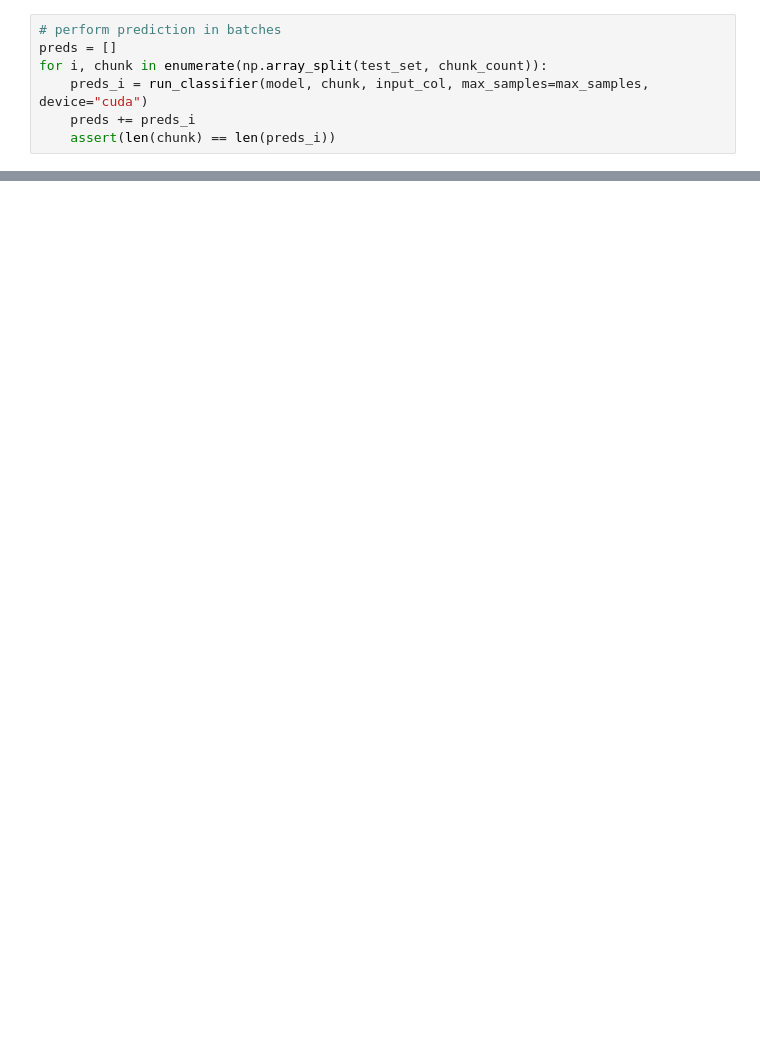
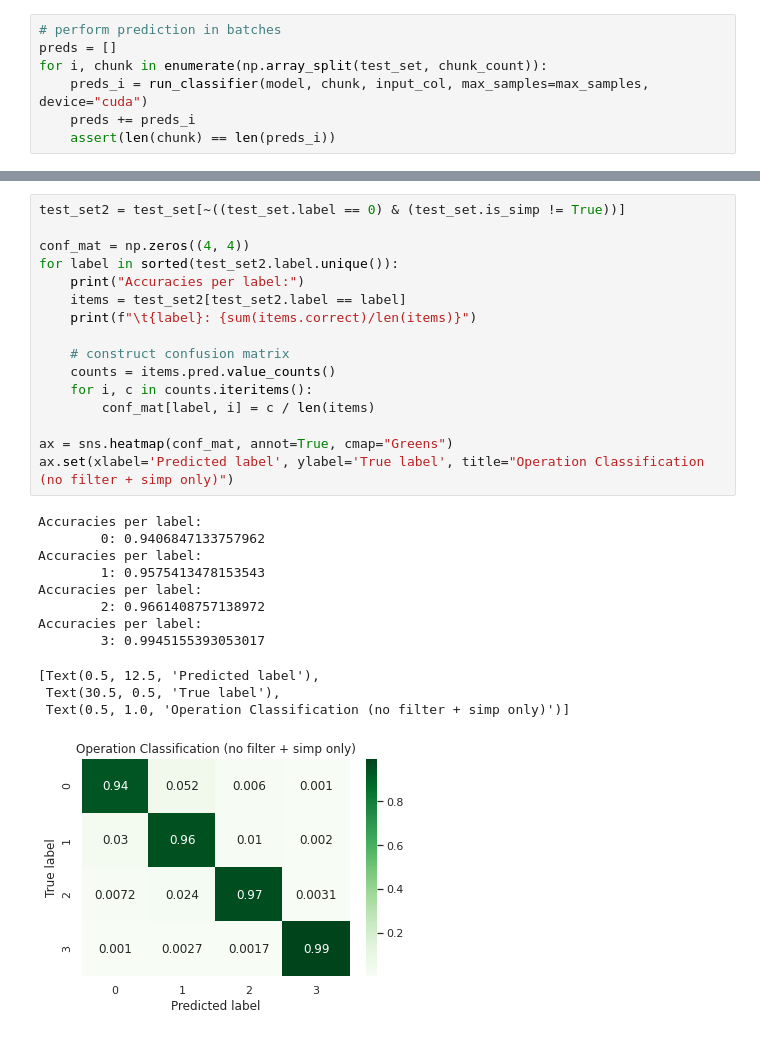
Before and after one commit to liamcripwell/control_simp, a Jupyter notebook: notebooks/test_classifier.ipynb, the cells around one changed output, grey strips where cells are left out. Drawn from its saved outputs; the diff is of its cells as text; blank space fills up the shorter version.

```diff
--- a/notebooks/test_classifier.ipynb
+++ b/notebooks/test_classifier.ipynb
@@ -90,0 +101,29 @@ ax.set(xlabel='Predicted label', ylabel='True label', title="Operation Classific
+# %%
+test_set2 = test_set[~((test_set.label == 0) & (test_set.is_simp != True))]
+
+conf_mat = np.zeros((4, 4))
+for label in sorted(test_set2.label.unique()):
+    print("Accuracies per label:")
+    items = test_set2[test_set2.label == label]
+    print(f"\t{label}: {sum(items.correct)/len(items)}")
+
+    # construct confusion matrix
+    counts = items.pred.value_counts()
+    for i, c in counts.iteritems():
+        conf_mat[label, i] = c / len(items)
+
+ax = sns.heatmap(conf_mat, annot=True, cmap="Greens")
+ax.set(xlabel='Predicted label', ylabel='True label', title="Operation Classification (no filter + simp only)")
+# %% [output]
+Accuracies per label:
+        0: 0.9406847133757962
+Accuracies per label:
+        1: 0.9575413478153543
+Accuracies per label:
+        2: 0.9661408757138972
+Accuracies per label:
+        3: 0.9945155393053017
+[Text(0.5, 12.5, 'Predicted label'),
+ Text(30.5, 0.5, 'True label'),
+ Text(0.5, 1.0, 'Operation Classification (no filter + simp only)')]
+[figure, added]
```
Also changed, not shown: parts of 8 cells of this notebook.
